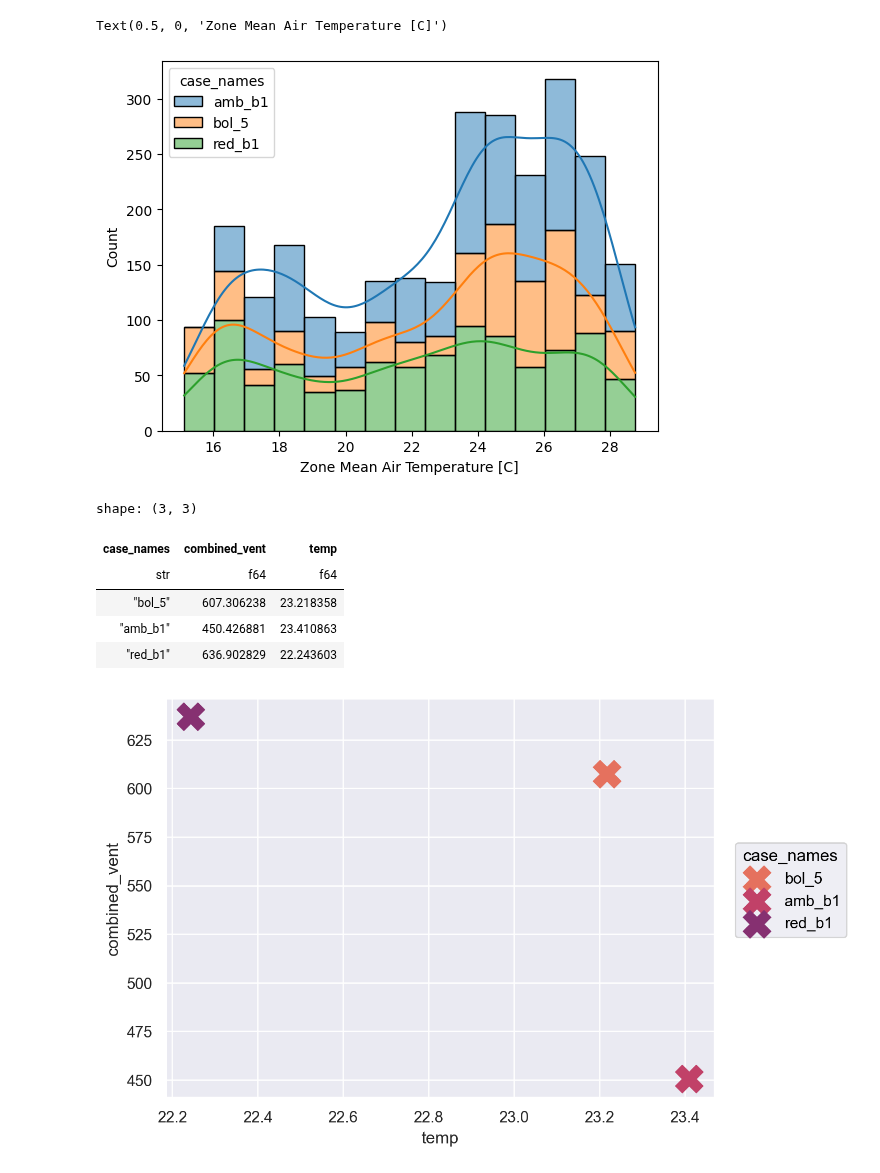
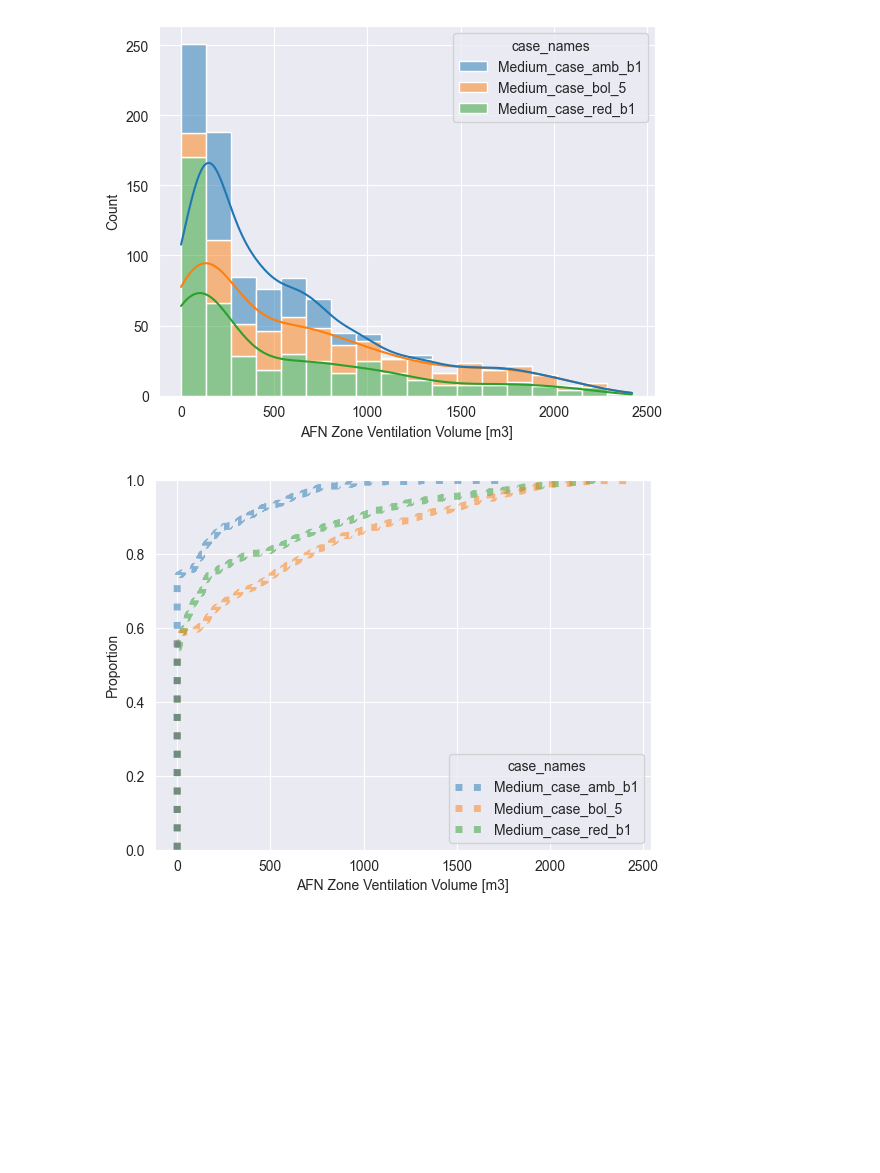
Before and after one commit to juliet29/plan2EPlus, a Jupyter notebook: _notebooks/results/t01_volume.ipynb, the cells around one changed output. Cells and saved outputs as stored; diff of their text form; code cells hidden in the pictures; blank space fills up the shorter version.

```diff
--- a/_notebooks/results/t01_volume.ipynb
+++ b/_notebooks/results/t01_volume.ipynb
@@ -81,27 +44,0 @@ Text(0.5, 0, 'Mixing + Ventilation Volume [m3]')
-# %%
-values = "values_1"
-qoi = "qoi_1"
-df_filter = df_vol.filter(pl.col(values) > 0)
-
-df = df_vol
-g = sns.histplot(df, x=values,  hue="case_names", kde=True, multiple="stack")
-
-_, qoi_info = get_plot_labels(sc, df[qoi][0])
-g.set_xlabel(qoi_info)
-# %% [output]
-Text(0.5, 0, 'Zone Mean Air Temperature [C]')
-[figure, removed]
-# %%
-df_agg = df_vol2.group_by("case_names").agg([pl.mean("combined_vent"), pl.mean("values_1").alias("temp")])
-df_agg
-# %% [output]
-shape: (3, 3)
-| case_names | combined_vent | temp |
-| str | f64 | f64 |
-| "bol_5" | 607.306238 | 23.218358 |
-| "amb_b1" | 450.426881 | 23.410863 |
-| "red_b1" | 636.902829 | 22.243603 |
-# %%
-(so.Plot(df_agg, x="temp", y="combined_vent", color="case_names" ).add(so.Dot(pointsize=20, marker="X")).scale(color="flare"))
-# %% [output]
-[figure, removed]
@@ -110,0 +45,5 @@ shape: (3, 3)
+# %%
+hist_and_ecdf_plots(df_vol, sc, "values", "qoi")
+# %% [output]
+[figure, added]
+[figure, added]
```
Also changed, not shown: parts of 13 cells of this notebook, 12 other files.
